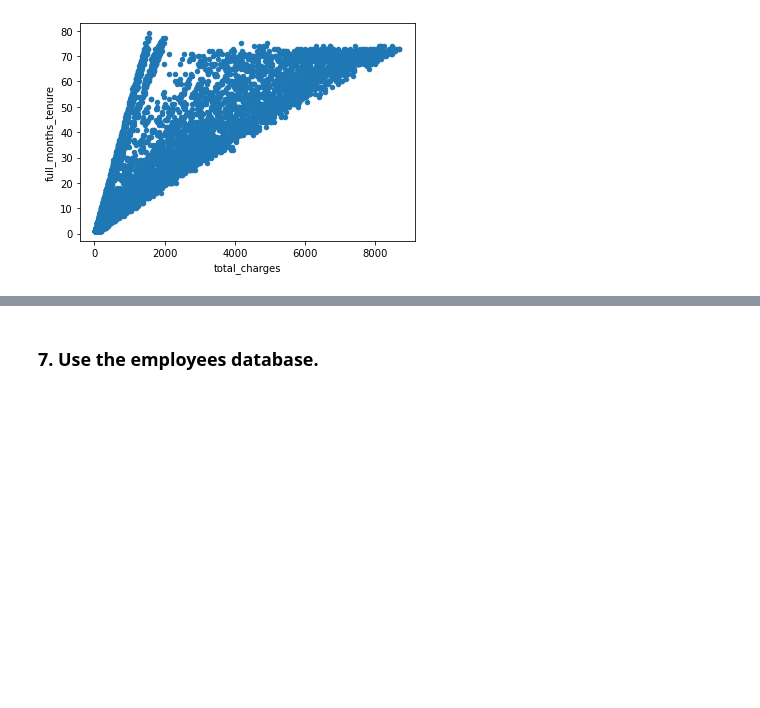
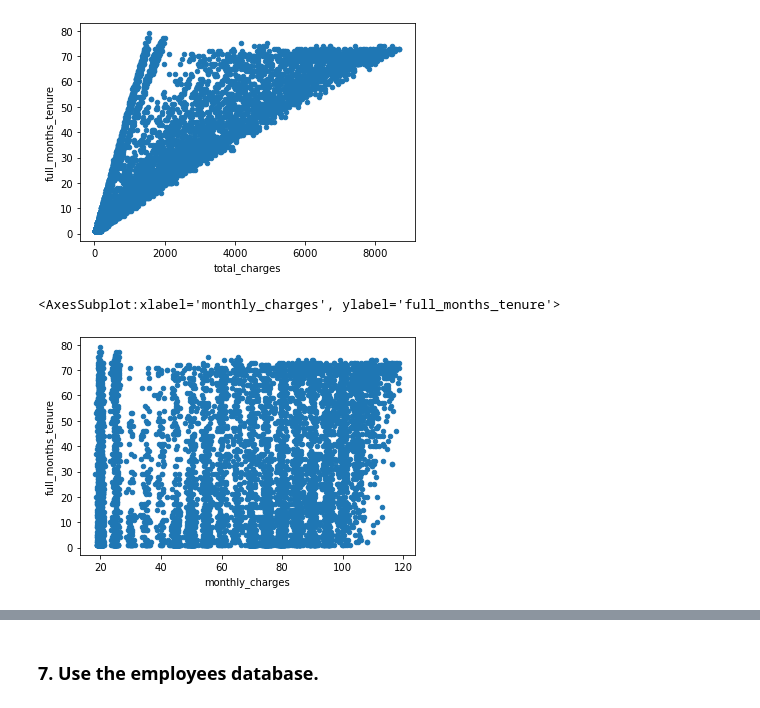
Before and after one commit to Miller-Ryan-1/statistics-exercises, a Jupyter notebook: hypothesis_testing.ipynb, the cells around one changed output, grey strips where cells are left out. Saved outputs shown, nothing was run; the diff lists cells and outputs as text; code cells hidden in the pictures; blank space fills up the shorter version.

```diff
--- a/hypothesis_testing.ipynb
+++ b/hypothesis_testing.ipynb
@@ -210,6 +210,11 @@ telco.plot.scatter(y='full_months_tenure', x='total_charges')
 # %% [output]
 <AxesSubplot:xlabel='total_charges', ylabel='full_months_tenure'>
 [figure]
+# %%
+telco.plot.scatter(y='full_months_tenure', x='monthly_charges')
+# %% [output]
+<AxesSubplot:xlabel='monthly_charges', ylabel='full_months_tenure'>
+[figure, added]
 # %%
 x = telco.full_months_tenure
 y = telco.total_charges.fillna(0)
```
Also changed, not shown: parts of 53 cells of this notebook, 1 other file.
